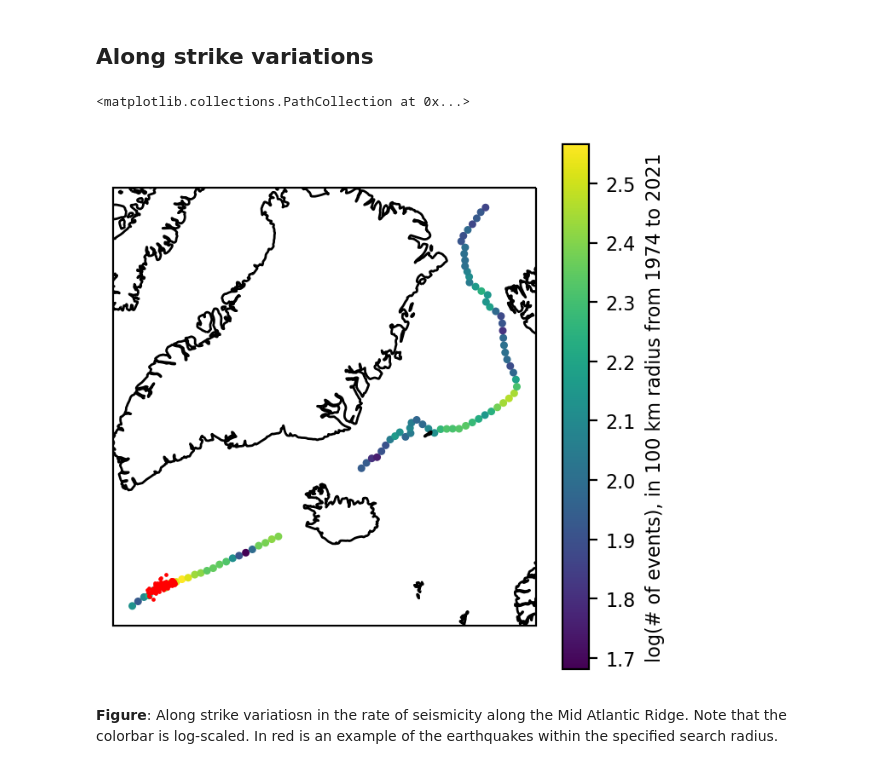
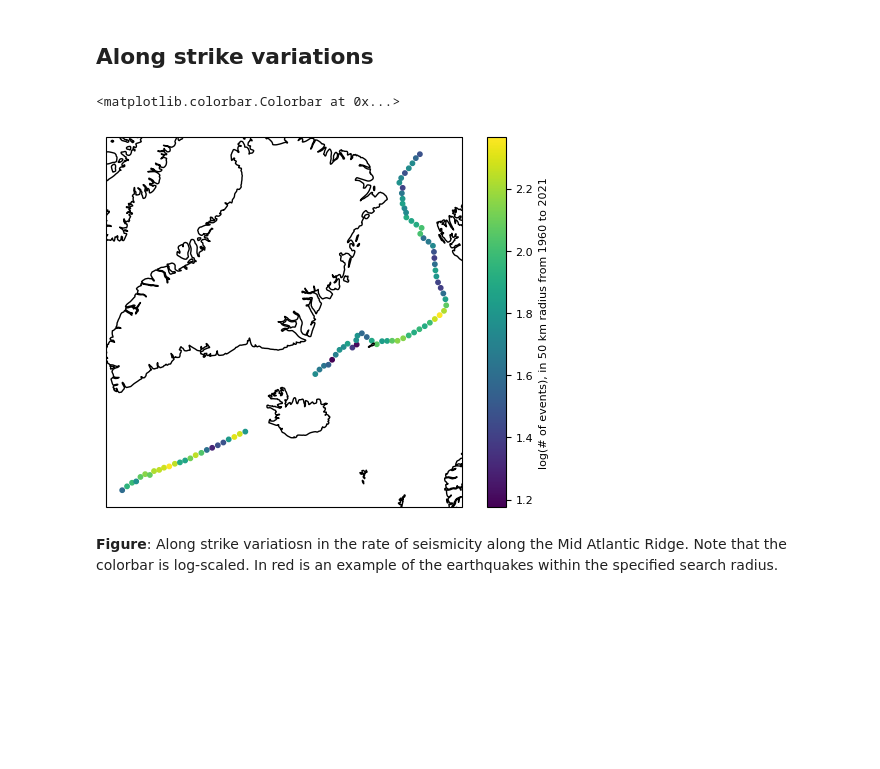
Before and after one commit to keliankaz/GrGIA_seismicity, a Jupyter notebook: gr_gia_seismic_NORTH_ATLANTIC.ipynb, the cells around one changed output. Saved outputs shown, nothing was run; the diff lists cells and outputs as text; code cells hidden in the pictures; blank space fills up the shorter version.

```diff
--- a/gr_gia_seismic_NORTH_ATLANTIC.ipynb
+++ b/gr_gia_seismic_NORTH_ATLANTIC.ipynb
@@ -27,7 +25,7 @@ from stat_utils import get_bvalue, get_clustered_fraction, bootstrap_statistic,
 # %%
 font = {"size": 8}
 mpl.rc("font", **font)
-mpl.rc("figure", dpi=200)
+mpl.rc("figure", dpi=100)
 # %% [markdown]
 ## TODO
 - Filter events by proximity to focal mechasnism
@@ -254 +149,15 @@ plate_boundary_catalog["distance_along_boundary"] = indices*plate_boundary_metad
+# %%
+MAR = MidAtlanticRidge(
+    **plate_boundary_metadata,
+    **region_metadata,
+)
+
+earthquakes = MAR.get_earthquake_catalog(**earthquake_catalog_metadata["ISC"])
+
+# get crude distance along the MAR for each earthquake:
+indices = k_nearest_search(
+    np.array([MAR.merged_geometry_meters.xy[1], MAR.merged_geometry_meters.xy[0]]).T,
+    earthquakes.catalog[["lat","lon"]].values
+)
+earthquakes.catalog["distance_along_boundary"] = indices*plate_boundary_metadata["stepsize"]
 # %%
@@ -351,30 +284,25 @@ axb = ax.twinx()
 # %% [markdown]
 ## Along strike variations
 # %%
-RADIUS = 100  # km
-indices = get_geometry_neighbors(
-    catalog, interp_merged_boundary, fun=radius_search, kwarg={"radius": RADIUS}
+RADIUS = 50  # km
+indices = earthquakes.get_intersecting_indices(
+    [MAR.merged_geometry_meters.xy[1], MAR.merged_geometry_meters.xy[0]], buffer_radius_km=RADIUS
 )
 rate = [len(i) for i in indices]
 
-crs = ccrs.NorthPolarStereo()
-crs_proj4 = crs.proj4_init
+ax = MAR.plot_basemap()
 
-fig, ax = plt.subplots(subplot_kw=dict(projection=crs), figsize=(4, 4))
 bdr = ax.scatter(
-    *interp_merged_boundary.xy, c=np.log10(rate), s=5, transform=ccrs.PlateCarree()
+    MAR.merged_geometry_meters.xy[0], MAR.merged_geometry_meters.xy[1], c=np.log10(rate), s=10, transform=ccrs.PlateCarree()
 )
-ax.coastlines()
+
 plt.colorbar(
     bdr,
-    label=f"log(# of events), in {RADIUS} km radius from {catalog.time.min().year} to {catalog.time.max().year}",
+    label=f"log(# of events), in {RADIUS} km radius from {earthquakes.catalog.time.min().year} to {earthquakes.catalog.time.max().year}",
 )
-i = 5
-_lat, _lon = np.hsplit(catalog[["lat", "lon"]].iloc[indices[i]].values, 2)
-ax.scatter(_lon, _lat, s=0.5, c="r", transform=ccrs.PlateCarree())
 # %% [output]
-<matplotlib.collections.PathCollection at 0x...>
+<matplotlib.colorbar.Colorbar at 0x...>
-[figure, old version]
+[figure, new version]
 # %% [markdown]
 **Figure**: Along strike variatiosn in the rate of seismicity along the Mid Atlantic Ridge. Note that the colorbar is log-scaled. In red is an example of the earthquakes within the specified search radius.
 # %% [markdown]
```
Also changed, not shown: parts of 37 cells of this notebook.
